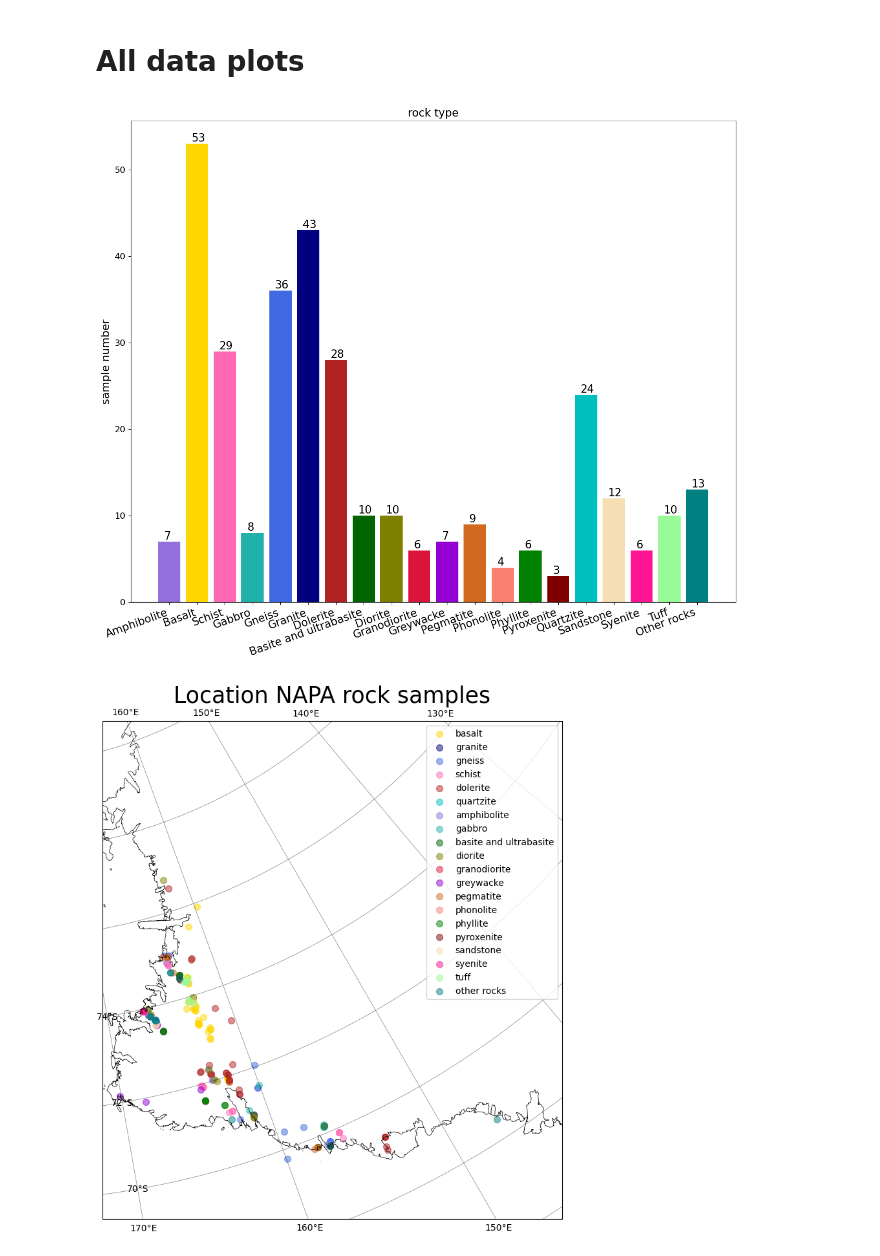
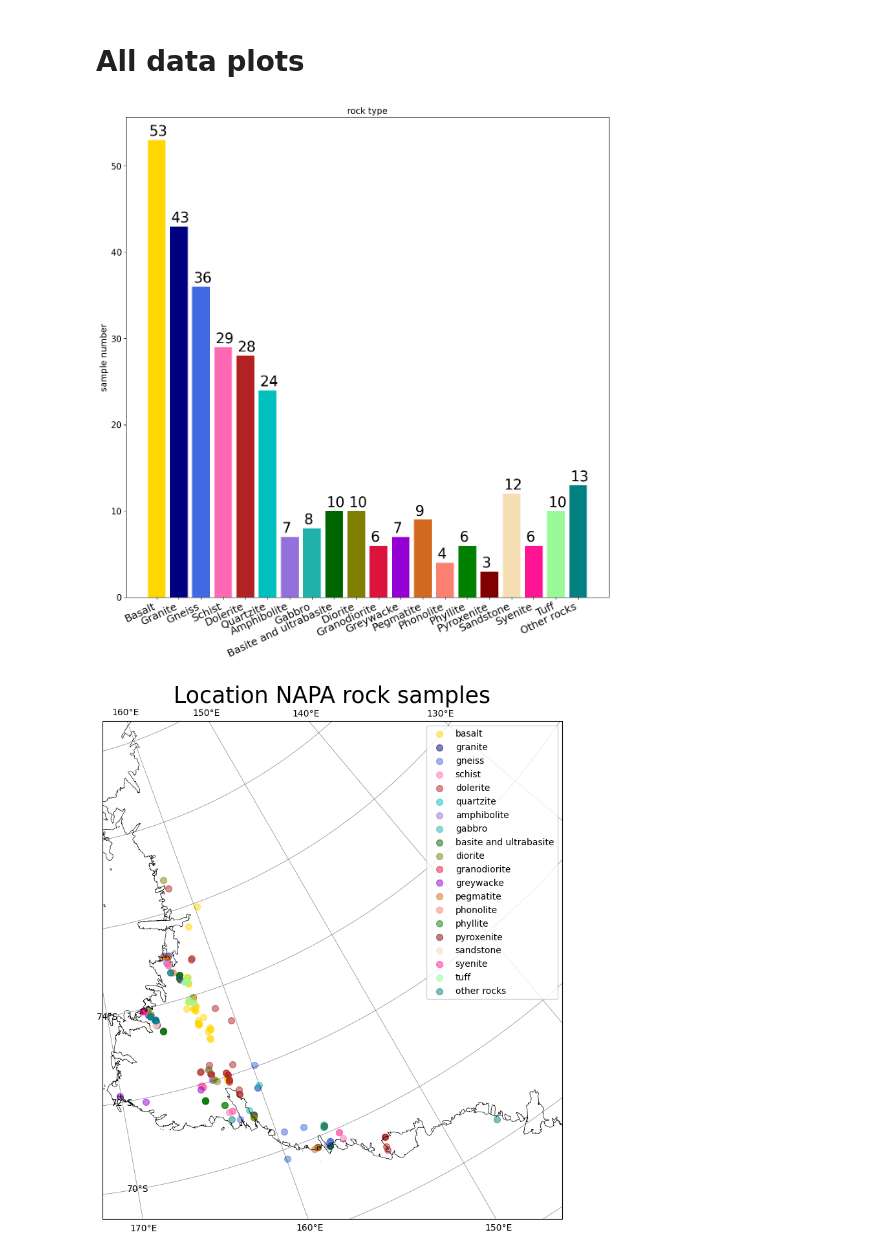
Before and after one commit to MaximilianLowe/Local_inversion_and_rock_properties_nVL_GJI_2024, a Jupyter notebook: jupyter_notebook_3_petrological_data_plotting_NAPA_and_BGR.ipynb, the cells around one changed output. Saved outputs shown, nothing was run; the diff lists cells and outputs as text; code cells hidden in the pictures.

```diff
--- a/jupyter_notebook_3_petrological_data_plotting_NAPA_and_BGR.ipynb
+++ b/jupyter_notebook_3_petrological_data_plotting_NAPA_and_BGR.ipynb
@@ -519,7 +519,7 @@ y_sample_num = [
 ]
 
 # plot
-figure1 = plt.figure(figsize=(15, 12), facecolor="white")
+figure1 = plt.figure(figsize=(15, 15), facecolor="white")
 ax1 = plt.subplot(1, 1, 1)
 
 plt.bar(
@@ -544,17 +544,17 @@ plt.bar(
 
 plt.title("formation", fontsize=15)
 plt.ylabel("sample number", fontsize=15)
-plt.setp(ax1.get_xticklabels(), rotation=15, ha="right")
-plt.xticks(fontsize=12)
-plt.yticks(fontsize=12)
-ax1.xaxis.set_tick_params(labelsize=15)
+plt.setp(ax1.get_xticklabels(), rotation=18, ha="right")
+plt.xticks(fontsize=15)
+plt.yticks(fontsize=15)
+ax1.xaxis.set_tick_params(labelsize=18)
 # ax1.grid(visible=True, which='major' ,axis='y' , color='k', linestyle='-' , alpha=0.35)
 
 for p in ax1.patches:
     ax1.annotate(
         "{:.0f}".format(p.get_height()),
-        (p.get_x() + 0.20, p.get_height() + 0.25),
-        fontsize=15,
+        (p.get_x() + 0.20, p.get_height() + 0.5),
+        fontsize=25,
     )
 
 plt.savefig(
@@ -3167,13 +2153,14 @@ NAPA_Spectail_rocks_ps_gpdf = NAPA_Spectail_rocks_gpdf.to_crs(3031)
 # All data plots
 # %%
 x_category = [
+    "Basalt",
+    "Granite",
+    "Gneiss",
+    "Schist",
+    "Dolerite",
+    "Quartzite",
     "Amphibolite",
-    "Basalt",
-    "Schist",
     "Gabbro",
-    "Gneiss",
-    "Granite",
-    "Dolerite",
     "Basite and ultrabasite",
     "Diorite",
     "Granodiorite",
@@ -3182,7 +2169,6 @@ x_category = [
     "Phonolite",
     "Phyllite",
     "Pyroxenite",
-    "Quartzite",
     "Sandstone",
     "Syenite",
     "Tuff",
@@ -3190,13 +2176,14 @@ x_category = [
 ]
 
 y_sample_num = [
+    len(NAPA_Basalt_df),
+    len(NAPA_Granite_df),
+    len(NAPA_Gneis_df),
+    len(NAPA_schist_df),
+    len(NAPA_Dolerite_df),
+    len(NAPA_Quarzit_df),
     len(NAPA_amphibolite_df),
-    len(NAPA_Basalt_df),
-    len(NAPA_schist_df),
     len(NAPA_Gabbro_df),
-    len(NAPA_Gneis_df),
-    len(NAPA_Granite_df),
-    len(NAPA_Dolerite_df),
     len(NAPA_Basite_and_ultrabasite_df),
     len(NAPA_Diorit_df),
     len(NAPA_Granodiorite_df),
@@ -3205,7 +2192,6 @@ y_sample_num = [
     len(NAPA_Phonolite_df),
     len(NAPA_Phyllit_df),
     len(NAPA_Pyroxenit_df),
-    len(NAPA_Quarzit_df),
     len(NAPA_Sandstone_df),
     len(NAPA_Syenite_df),
     len(NAPA_Tuff_df),
@@ -3213,58 +2199,58 @@ y_sample_num = [
 ]
 
 # plot
-figure1 = plt.figure(figsize=(15, 12), facecolor="white")
+figure1 = plt.figure(figsize=(15, 15), facecolor="white")
 ax1 = plt.subplot(1, 1, 1)
 
 plt.bar(
     x_category,
     y_sample_num,
     color=[
+        "gold",
+        "navy",
+        "royalblue",
+        "hotpink",
+        "firebrick",
+        "c",
         "mediumpurple",
-        "gold",
-        "hotpink",
         "lightseagreen",
-        "royalblue",
-        "navy",
-        "firebrick",
         "darkgreen",
         "olive",
         "crimson",
         "darkviolet",
         "chocolate",
         "salmon",
         "green",
         "maroon",
-        "c",
         "wheat",
         "deeppink",
         "palegreen",
         "teal",
     ],
 )
 
 plt.title("rock type", fontsize=15)
 plt.ylabel("sample number", fontsize=15)
-plt.setp(ax1.get_xticklabels(), rotation=20, ha="right")
-plt.xticks(fontsize=12)
-plt.yticks(fontsize=12)
-ax1.xaxis.set_tick_params(labelsize=15)
+plt.setp(ax1.get_xticklabels(), rotation=25, ha="right")
+plt.xticks(fontsize=15)
+plt.yticks(fontsize=15)
+ax1.xaxis.set_tick_params(labelsize=18)
 # ax1.grid(visible=True, which='major' ,axis='y' , color='k', linestyle='-' , alpha=0.35)
 
 for p in ax1.patches:
     ax1.annotate(
         "{:.0f}".format(p.get_height()),
-        (p.get_x() + 0.20, p.get_height() + 0.25),
-        fontsize=15,
+        (p.get_x() + 0.05, p.get_height() + 0.5),
+        fontsize=25,
     )
 
 plt.savefig(
     export_fig_path_NAPA + "sample_histogramm_rock_typ.png",
     facecolor=figure1.get_facecolor(),
     transparent=True,
 )
 # %% [output]
-[figure, old version]
+[figure, new version]
 # %%
 makersize_ix = 15
 
```
Also changed, not shown: parts of 21 cells of this notebook, 17 other files.
